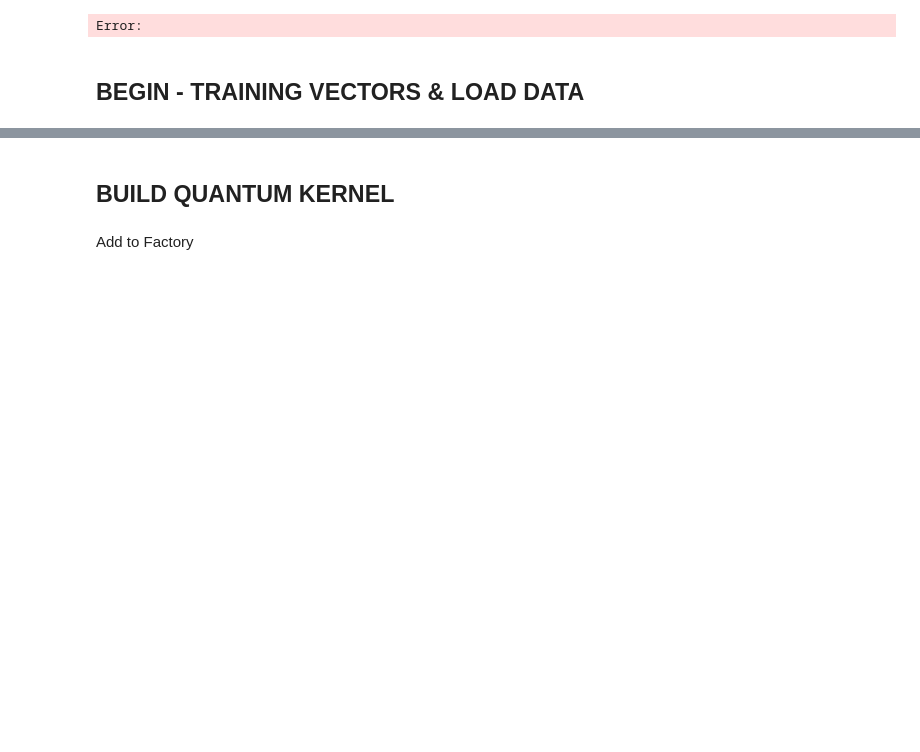
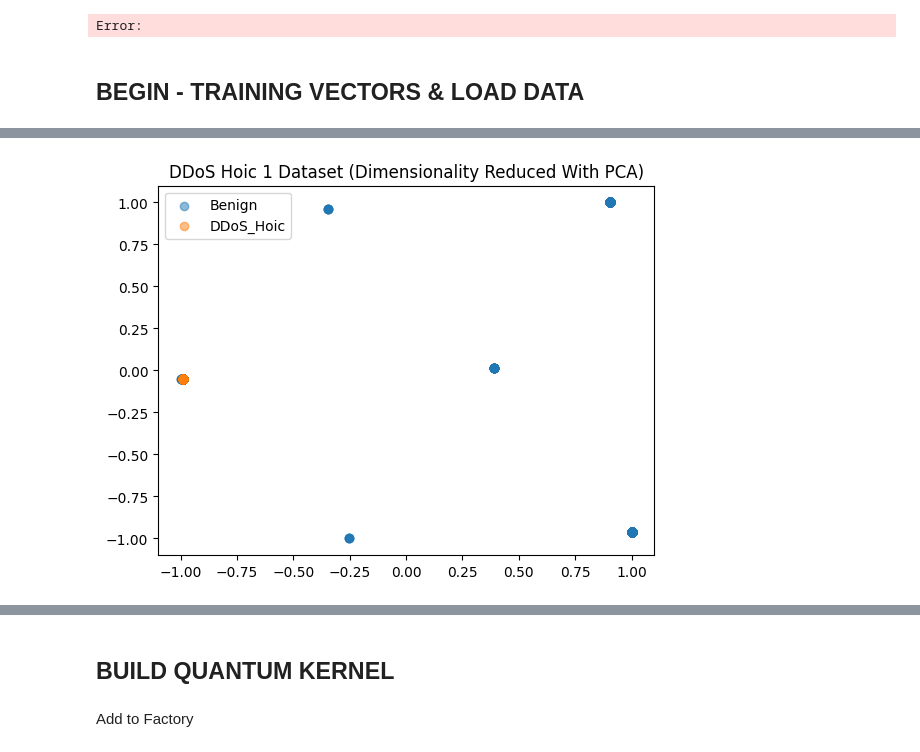
Before and after one commit to cotrum/QML-NIDS, a Jupyter notebook: QKERNEL.ipynb, the cells around one changed output, grey strips where cells are left out. Cells and saved outputs as stored; diff of their text form; code cells hidden in the pictures; blank space fills up the shorter version.

Commit message:
Add datasets and updated script

```diff
--- a/QKERNEL.ipynb
+++ b/QKERNEL.ipynb
@@ -98 +237,33 @@ Example of feature: [3.43189240e-02 9.00000000e+00 1.19500000e+03 8.70172840e+04
 Example of label: 1
+# %%
+from sklearn.decomposition import PCA
+import matplotlib.pyplot as plt
+
+
+class_labels = [r'Benign', r'DDoS_Hoic']
+pca = PCA(n_components=2).fit(qX_train)
+X_train = pca.transform(qX_train)
+X_test = pca.transform(qX_test)
+
+samples = np.append(X_train, X_test, axis=0)
+minmax_scale = MinMaxScaler((-1, 1)).fit(samples)
+X_train = minmax_scale.transform(X_train)
+X_test = minmax_scale.transform(X_test)
+
+training_input = {key: (X_train[qy_train == k, :])[:3200] for k, key in enumerate(class_labels)}
+test_input = {key: (X_test[qy_test == k, :])[:800] for k, key in enumerate(class_labels)}
+
+
+label_mapping = { -1: 'Benign', 1: 'DDoS_Hoic' }
+
+
+for k in [-1, 1]:
+    x_axis_data = X_train[qy_train == k, 0][:3200]
+    y_axis_data = X_train[qy_train == k, 1][:3200]
+    plt.scatter(x_axis_data, y_axis_data, label=label_mapping[k], alpha=0.5)
+
+plt.title("DDoS Hoic 1 Dataset (Dimensionality Reduced With PCA)")
+plt.legend()
+plt.show()
+# %% [output]
+[figure, added]
```
Also changed, not shown: parts of 11 cells of this notebook, 57 other files.
